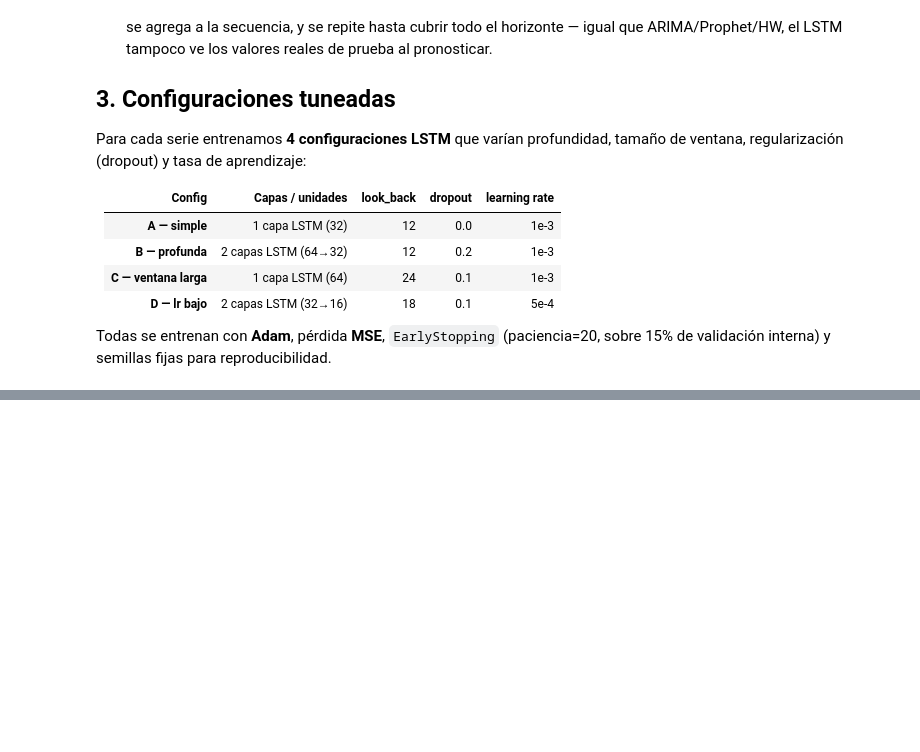
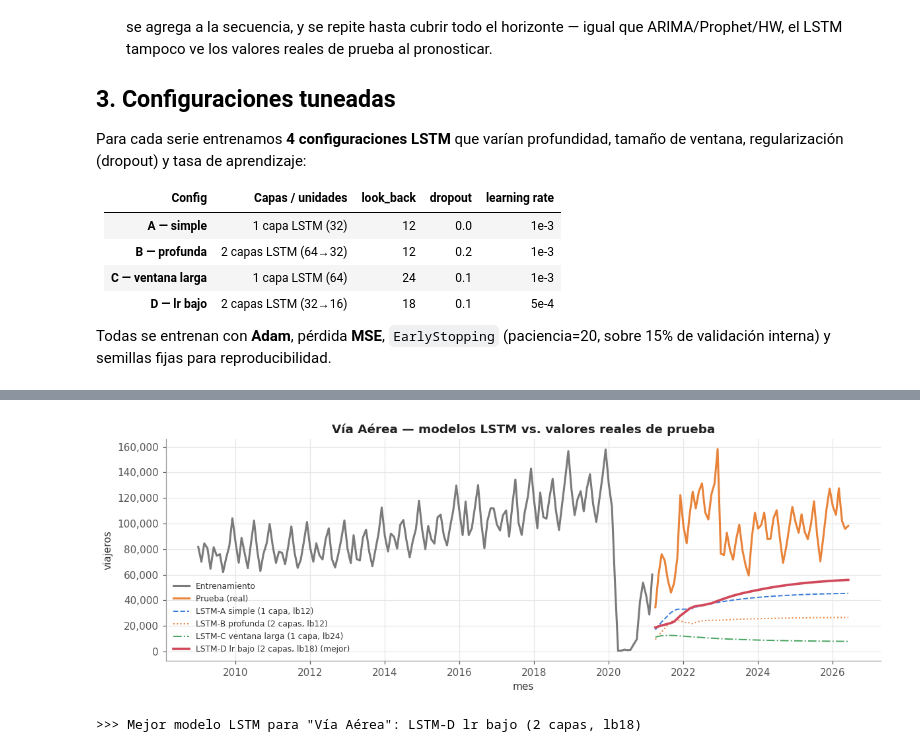
Before and after one commit to Dulce2004/CC3084-Data_Science, a Jupyter notebook: 04_deep_learning_lstm/notebooks/04_lstm_modelos.ipynb, the cells around one changed output, grey strips where cells are left out. Drawn from its saved outputs; the diff is of its cells as text; code cells hidden in the pictures; blank space fills up the shorter version.

```diff
--- a/04_deep_learning_lstm/notebooks/04_lstm_modelos.ipynb
+++ b/04_deep_learning_lstm/notebooks/04_lstm_modelos.ipynb
@@ -194,0 +230,4 @@ cfgs = [
+# %%
+tabla_aerea, modelos_aerea, preds_aerea, datos_aerea = lu.tunear_lstm(
+    'Vía Aérea', tr_aerea, te_aerea, cfgs, epochs=200, batch_size=8
+)
@@ -194,0 +241,8 @@ cfgs = [
+# %%
+mejor_aerea = tabla_aerea.iloc[0]['modelo']
+lu.graficar_comparacion('Vía Aérea', tr_aerea, te_aerea, preds_aerea, mejor_aerea,
+                         slug='lstm_via_aerea', color=P['naranja'])
+print(f'>>> Mejor modelo LSTM para "Vía Aérea": {mejor_aerea}')
+# %% [output]
+[figure, added]
+>>> Mejor modelo LSTM para "Vía Aérea": LSTM-D lr bajo (2 capas, lb18)
```
Also changed, not shown: parts of 7 cells of this notebook, 3 other files.
